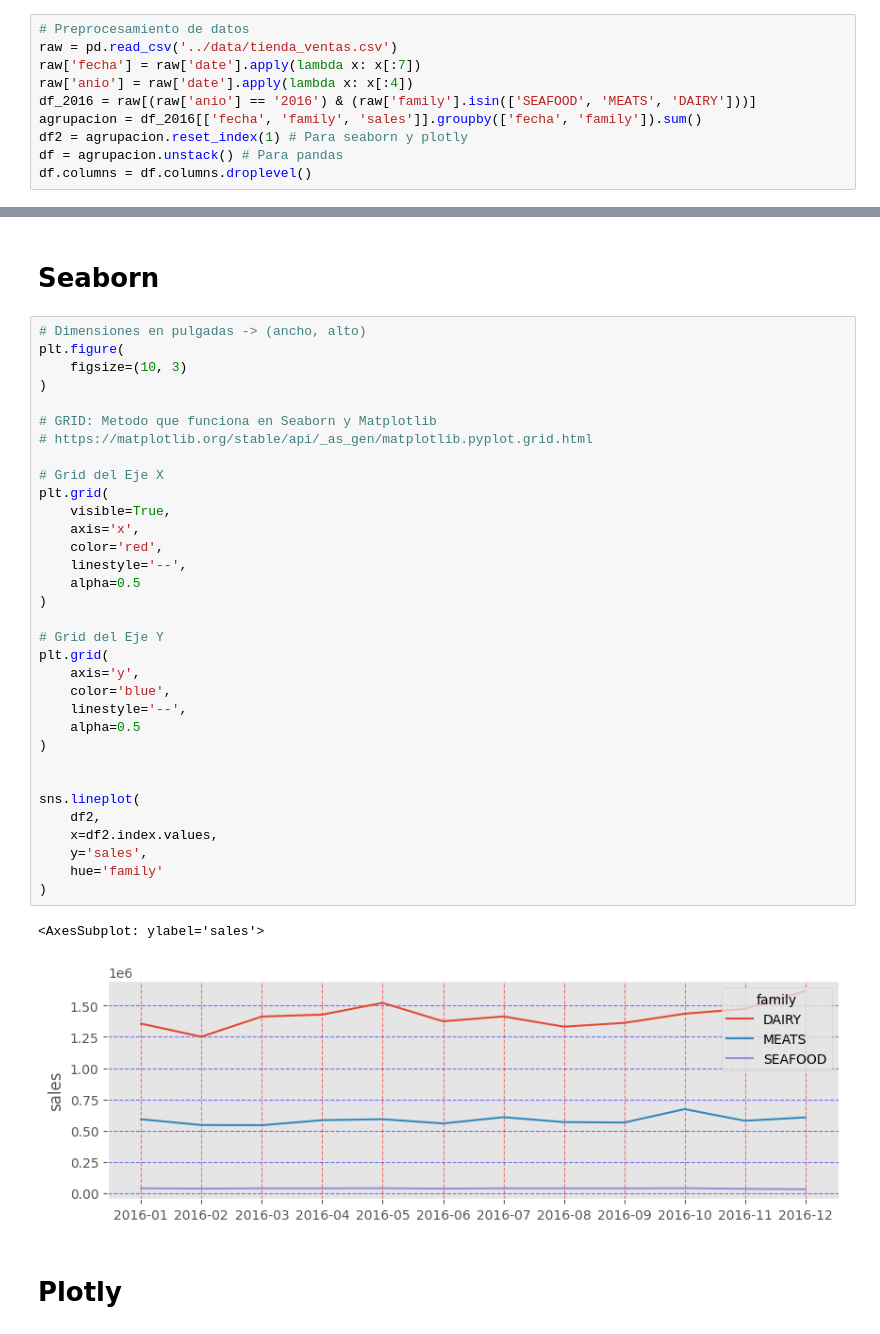
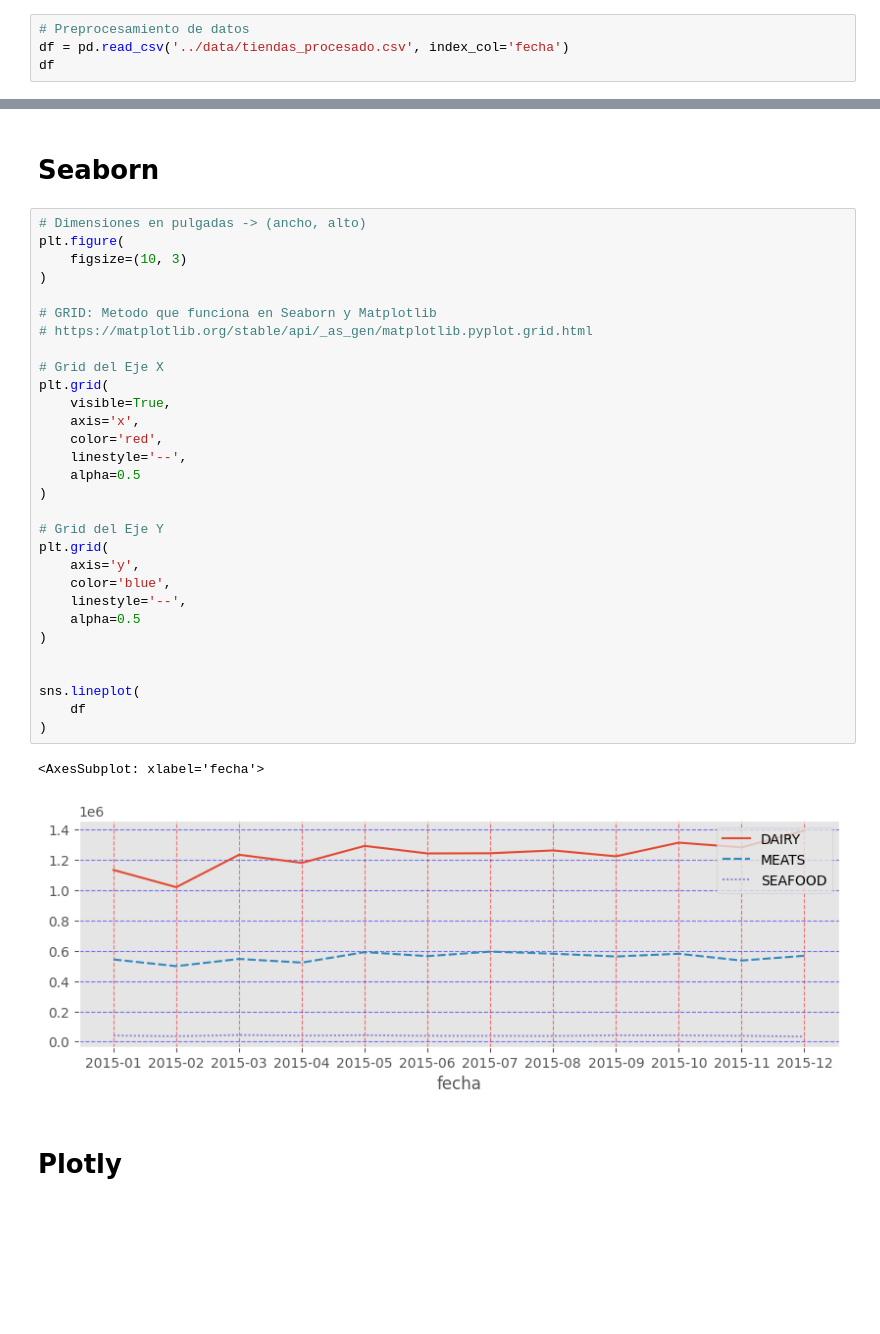
Before and after one commit to lkuffo/data-viz, a Jupyter notebook: NIVEL1.5/2_grid.ipynb, the cells around one changed output, grey strips where cells are left out. Drawn from its saved outputs; the diff is of its cells as text; blank space fills up the shorter version.

```diff
--- a/NIVEL1.5/2_grid.ipynb
+++ b/NIVEL1.5/2_grid.ipynb
@@ -11,11 +13,5 @@ import seaborn as sns
 import plotly.express as px
 # %%
 # Preprocesamiento de datos
-raw = pd.read_csv('../data/tienda_ventas.csv')
-raw['fecha'] = raw['date'].apply(lambda x: x[:7])
-raw['anio'] = raw['date'].apply(lambda x: x[:4])
-df_2016 = raw[(raw['anio'] == '2016') & (raw['family'].isin(['SEAFOOD', 'MEATS', 'DAIRY']))]
-agrupacion = df_2016[['fecha', 'family', 'sales']].groupby(['fecha', 'family']).sum()
-df2 = agrupacion.reset_index(1) # Para seaborn y plotly
-df = agrupacion.unstack() # Para pandas
-df.columns = df.columns.droplevel()
+df = pd.read_csv('../data/tiendas_procesado.csv', index_col='fecha')
+df
@@ -53,39 +65,36 @@ ax.yaxis.grid(
 # %%
 # Dimensiones en pulgadas -> (ancho, alto)
 plt.figure(
     figsize=(10, 3)
 )
 
 # GRID: Metodo que funciona en Seaborn y Matplotlib
 # https://matplotlib.org/stable/api/_as_gen/matplotlib.pyplot.grid.html
 
 # Grid del Eje X
 plt.grid(
     visible=True,
     axis='x',
     color='red',
     linestyle='--',
     alpha=0.5
 )
 
 # Grid del Eje Y
 plt.grid(
     axis='y',
     color='blue',
     linestyle='--',
     alpha=0.5
 )
 
 
 sns.lineplot(
-    df2,
-    x=df2.index.values,
-    y='sales',
-    hue='family'
+    df
 )
 # %% [output]
-<AxesSubplot: ylabel='sales'>
+<AxesSubplot: xlabel='fecha'>
-[figure, old version]
+[figure, new version]
 # %% [markdown]
 # Plotly
 # %%
```
Also changed, not shown: parts of 4 cells of this notebook, 59 other files.
